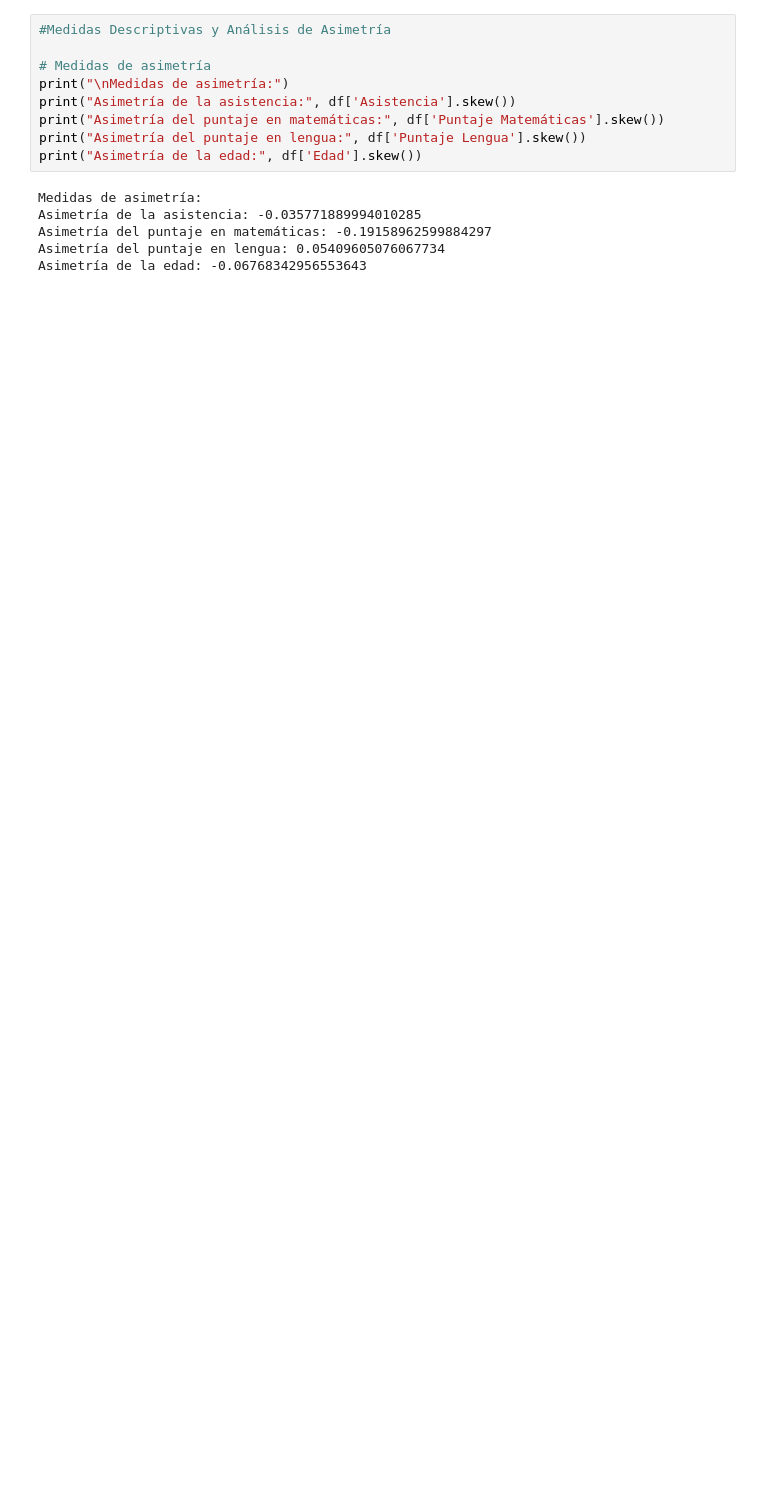
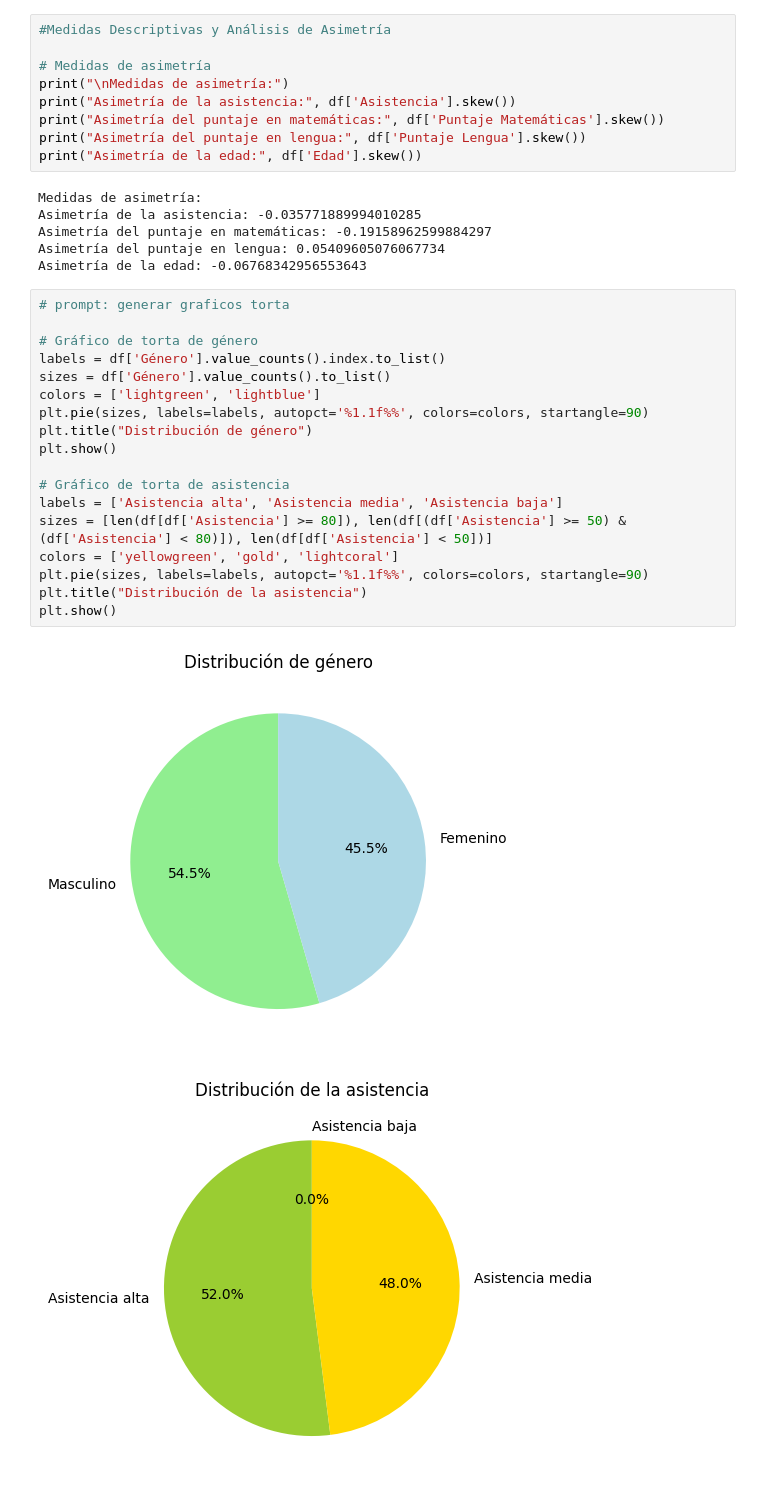
Before and after one commit to LosDatalovers/LosDatalovers, a Jupyter notebook: Proyecto_integrador_Analisis_academicos.ipynb, the cells around one changed output. Saved outputs shown, nothing was run; the diff lists cells and outputs as text; blank space fills up the shorter version.

```diff
--- a/Proyecto_integrador_Analisis_academicos.ipynb
+++ b/Proyecto_integrador_Analisis_academicos.ipynb
@@ -185,3 +184,24 @@ Asimetría de la asistencia: -0.035771889994010285
 Asimetría del puntaje en matemáticas: -0.19158962599884297
 Asimetría del puntaje en lengua: 0.05409605076067734
 Asimetría de la edad: -0.06768342956553643
+# %%
+# prompt: generar graficos torta
+
+# Gráfico de torta de género
+labels = df['Género'].value_counts().index.to_list()
+sizes = df['Género'].value_counts().to_list()
+colors = ['lightgreen', 'lightblue']
+plt.pie(sizes, labels=labels, autopct='%1.1f%%', colors=colors, startangle=90)
+plt.title("Distribución de género")
+plt.show()
+
+# Gráfico de torta de asistencia
+labels = ['Asistencia alta', 'Asistencia media', 'Asistencia baja']
+sizes = [len(df[df['Asistencia'] >= 80]), len(df[(df['Asistencia'] >= 50) & (df['Asistencia'] < 80)]), len(df[df['Asistencia'] < 50])]
+colors = ['yellowgreen', 'gold', 'lightcoral']
+plt.pie(sizes, labels=labels, autopct='%1.1f%%', colors=colors, startangle=90)
+plt.title("Distribución de la asistencia")
+plt.show()
+# %% [output]
+[figure, added]
+[figure, added]
```
Also changed, not shown: parts of 5 cells of this notebook.
